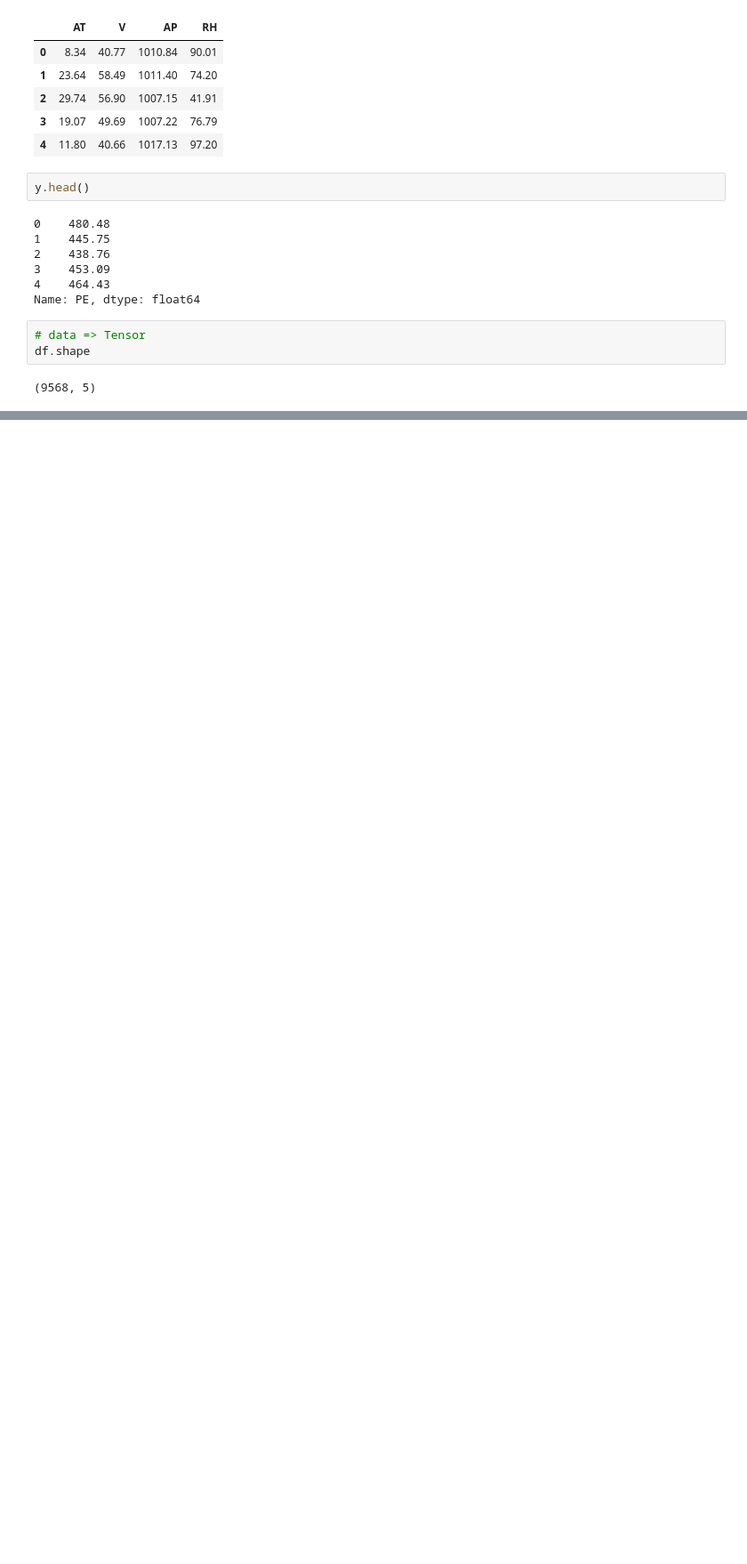
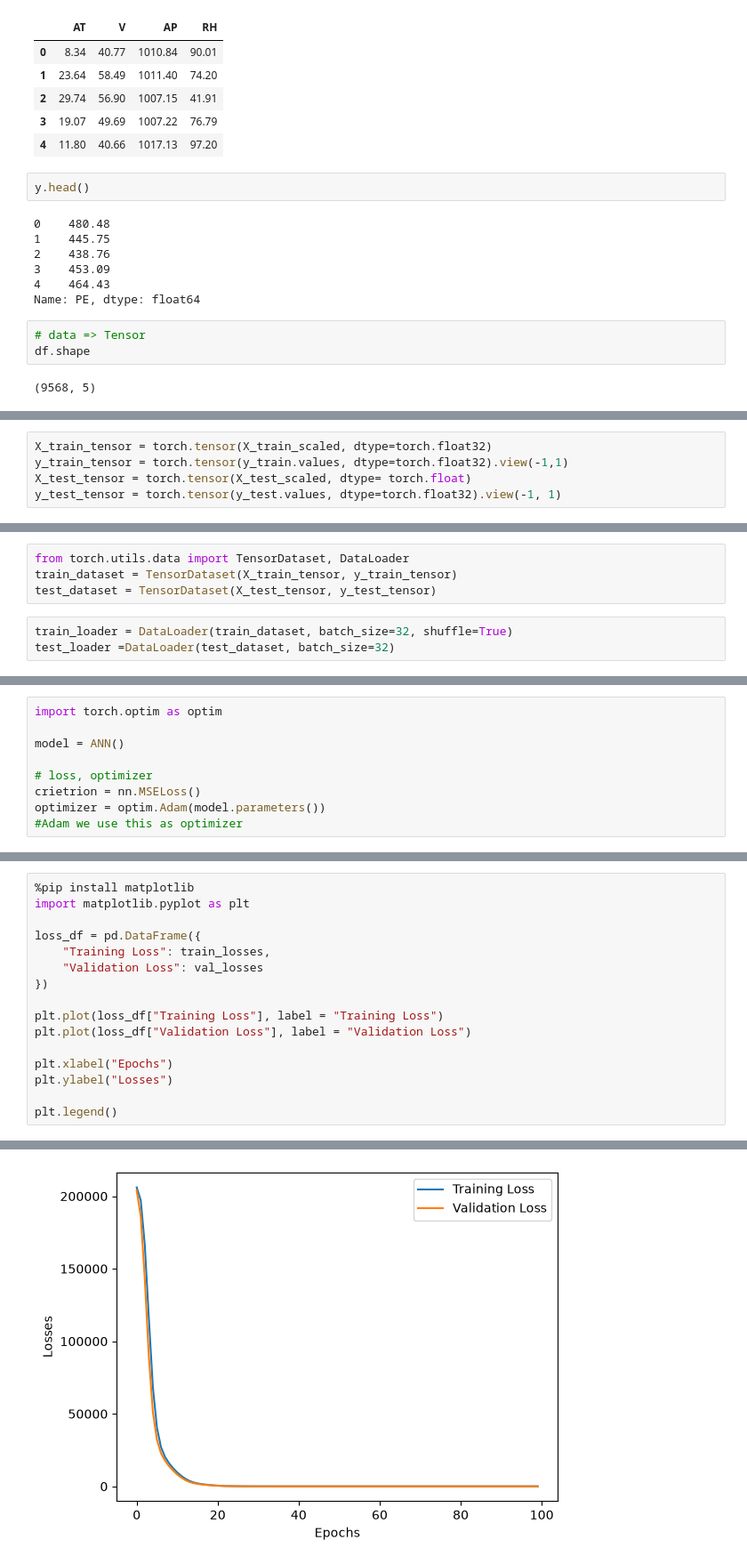
Before and after one commit to Saketbishnu/AI-ML-Journey, a Jupyter notebook: DeepLearning/DeepLearning3/ANN_Regression.ipynb, the cells around one changed output, grey strips where cells are left out. Shown at 89% size. Drawn from its saved outputs; the diff is of its cells as text; blank space fills up the shorter version.

Commit message:
implemted ANN Model in the dstaset

```diff
--- a/DeepLearning/DeepLearning3/ANN_Regression.ipynb
+++ b/DeepLearning/DeepLearning3/ANN_Regression.ipynb
@@ -78,0 +104,5 @@ NameError: name 'X' is not defined
+# %%
+X_train_tensor = torch.tensor(X_train_scaled, dtype=torch.float32)
+y_train_tensor = torch.tensor(y_train.values, dtype=torch.float32).view(-1,1)
+X_test_tensor = torch.tensor(X_test_scaled, dtype= torch.float)
+y_test_tensor = torch.tensor(y_test.values, dtype=torch.float32).view(-1, 1)
@@ -78,0 +125,7 @@ NameError: name 'X' is not defined
+# %%
+from torch.utils.data import TensorDataset, DataLoader
+train_dataset = TensorDataset(X_train_tensor, y_train_tensor)
+test_dataset = TensorDataset(X_test_tensor, y_test_tensor)
+# %%
+train_loader = DataLoader(train_dataset, batch_size=32, shuffle=True)
+test_loader =DataLoader(test_dataset, batch_size=32)
@@ -78,0 +156,9 @@ NameError: name 'X' is not defined
+# %%
+import torch.optim as optim
+
+model = ANN()
+
+# loss, optimizer
+crietrion = nn.MSELoss()
+optimizer = optim.Adam(model.parameters())
+#Adam we use this as optimizer
@@ -78,0 +230,17 @@ NameError: name 'X' is not defined
+# %%
+%pip install matplotlib
+import matplotlib.pyplot as plt
+
+loss_df = pd.DataFrame({
+    "Training Loss": train_losses,
+    "Validation Loss": val_losses
+})
+
+plt.plot(loss_df["Training Loss"], label = "Training Loss")
+plt.plot(loss_df["Validation Loss"], label = "Validation Loss")
+
+plt.xlabel("Epochs")
+plt.ylabel("Losses")
+
+plt.legend()
+# %% [output]
@@ -78,0 +267 @@ NameError: name 'X' is not defined
+[figure, added]
```
Also changed, not shown: parts of 17 cells of this notebook, 1 other file.
